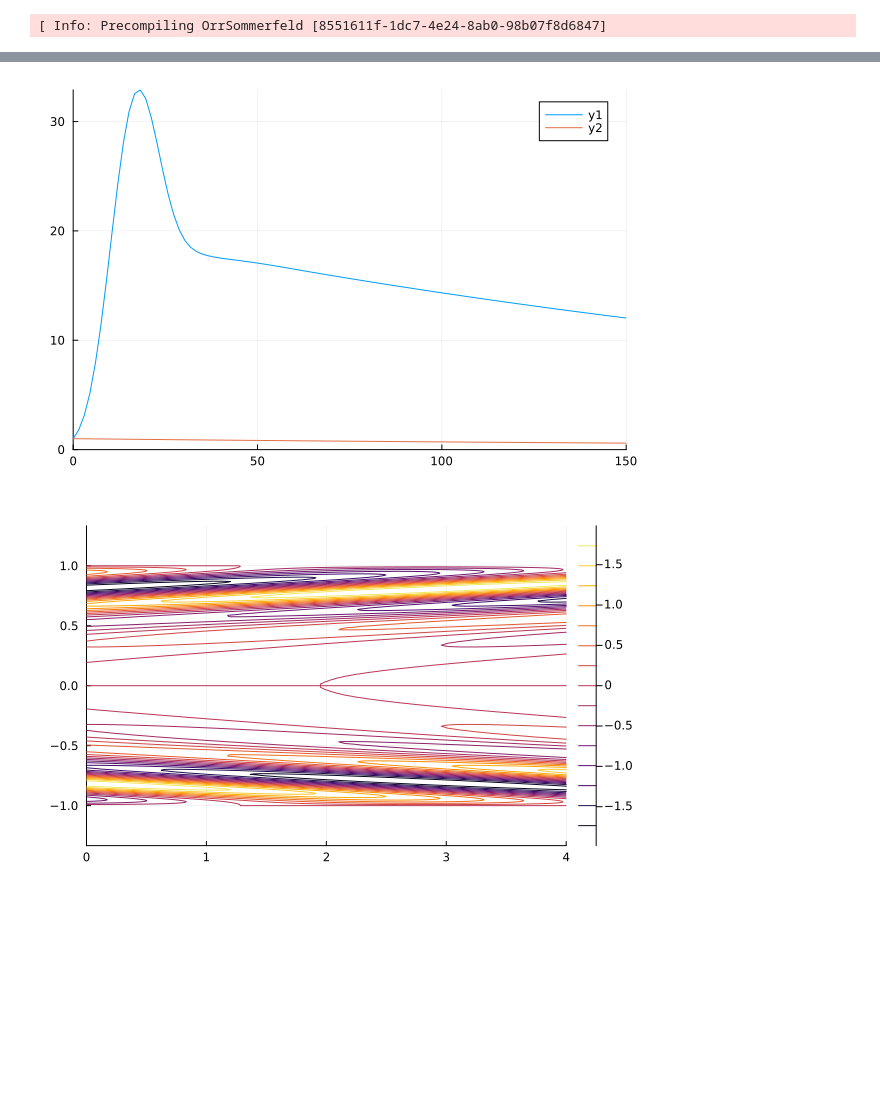
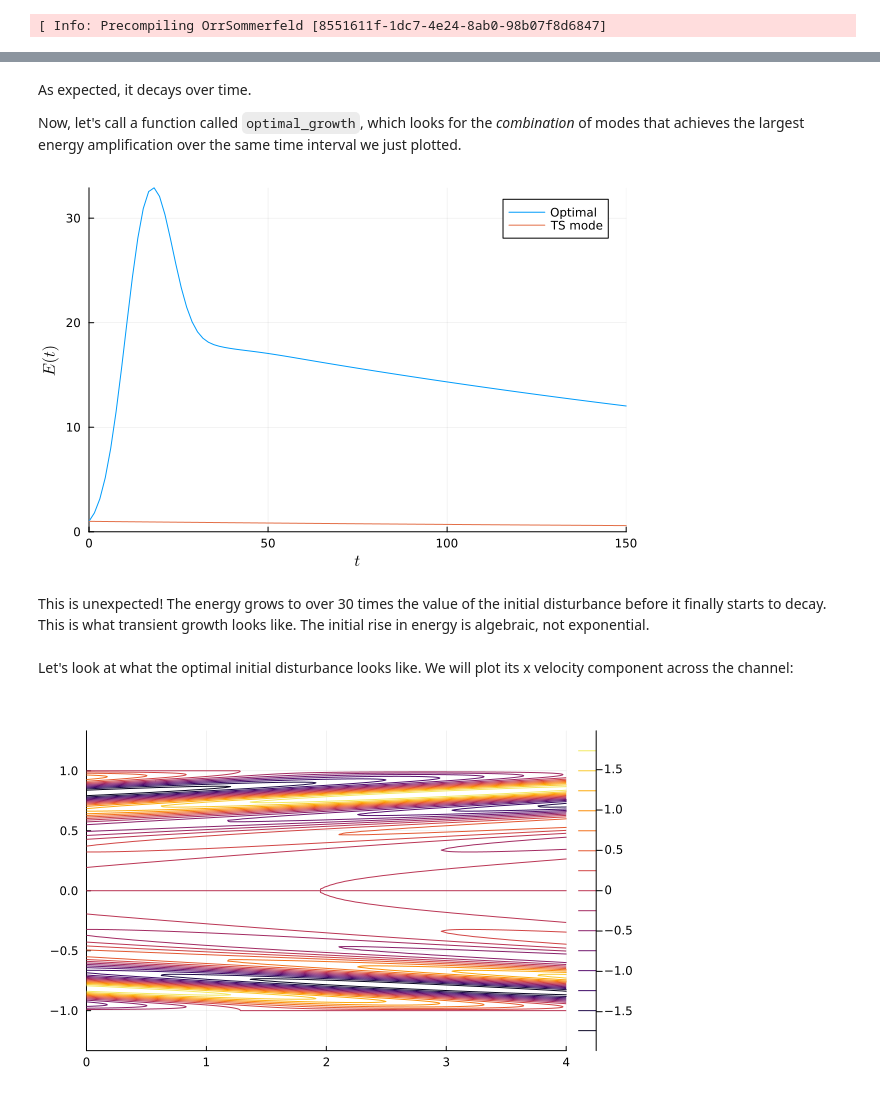
Before and after one commit to UCLAMAEThreads/OrrSommerfeld.jl, a Jupyter notebook: notebooks/optimalgrowth.ipynb, the cells around one changed output, grey strips where cells are left out. Cells and saved outputs as stored; diff of their text form; code cells hidden in the pictures; blank space fills up the shorter version.

Commit message:
Improved the optimal growth notebook

```diff
--- a/notebooks/optimalgrowth.ipynb
+++ b/notebooks/optimalgrowth.ipynb
@@ -13,0 +24,8 @@ eOS = os_eigen(dOS,ilims=(-1.5,Inf),normalize=:true);
+# %%
+κ0 = zeros(ComplexF64,length(eOS.values));
+κ0[1] = 1.0
+
+tmin, tmax = 0.0, 150.0
+tr = range(tmin,tmax,length=100)
+E = disturbance_energy(κ0,dOS,eOS,tr);
+plot(tr,E,xlim=(0,Inf),ylim=(0,Inf),label="TS mode",xlabel="\$t\$",ylabel="\$E(t)\$")
@@ -14,15 +34,18 @@ eOS = os_eigen(dOS,ilims=(-1.5,Inf),normalize=:true);
+# %% [markdown]
+As expected, it decays over time.
+
+Now, let's call a function called `optimal_growth`, which looks for the *combination* of modes that achieves the largest energy amplification over the same time interval we just plotted.
 # %%
-opt = optimal_growth(dOS,(0.0,150.0));
+opt = optimal_growth(dOS,(tmin,tmax));
-# %%
-κ0 = zeros(ComplexF64,length(eOS.values));
-κ0[1] = 1.0
-
-E = disturbance_energy(κ0,dOS,eOS,opt.t);
 # %%
-plot(opt.t,opt.G,xlim=(0,Inf),ylim=(0,Inf))
-plot!(opt.t,E)
+plot(opt.t,opt.G,xlim=(0,Inf),ylim=(0,Inf),xlabel="\$t\$",ylabel="\$E(t)\$",label="Optimal")
+plot!(opt.t,E,label="TS mode")
 # %% [output]
-[figure, old version]
+[figure, new version]
+# %% [markdown]
+This is unexpected! The energy grows to over 30 times the value of the initial disturbance before it finally starts to decay. This is what transient growth looks like. The initial rise in energy is algebraic, not exponential.
+# %% [markdown]
+Let's look at what the optimal initial disturbance looks like. We will plot its x velocity component across the channel:
 # %%
 x, y, u = velocity_x(opt.flow0,dOS);
 # %%
```
Also changed, not shown: parts of 7 cells of this notebook, 1 other file.
